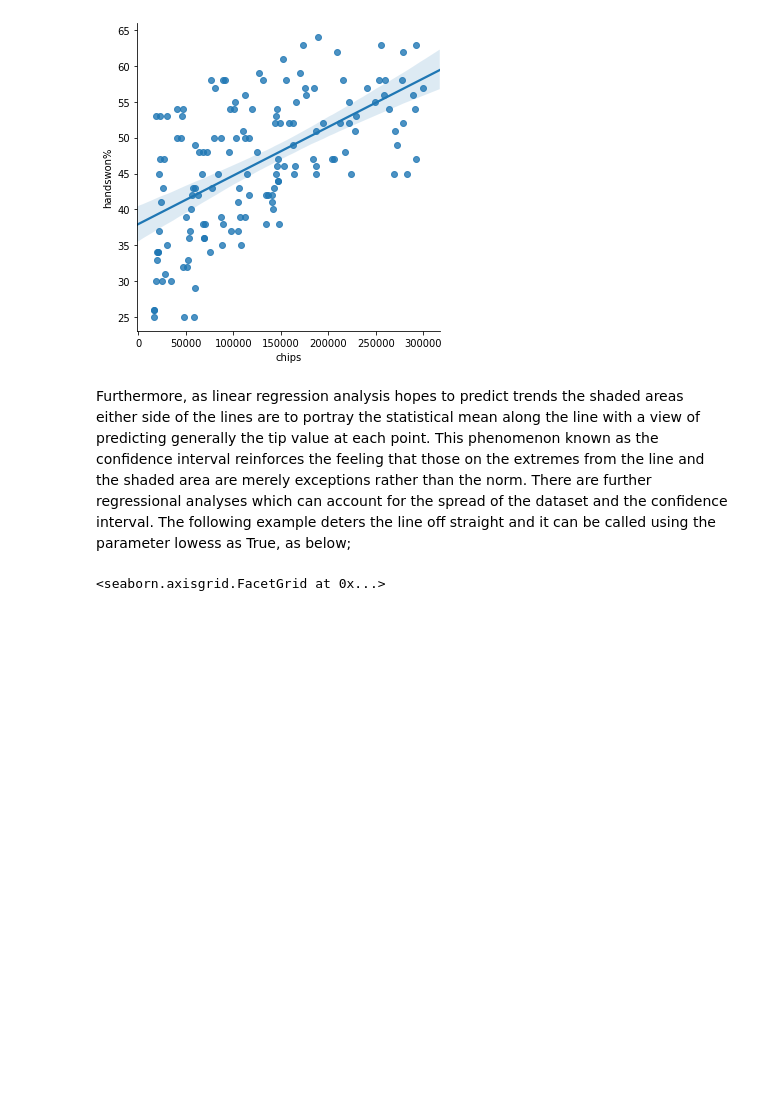
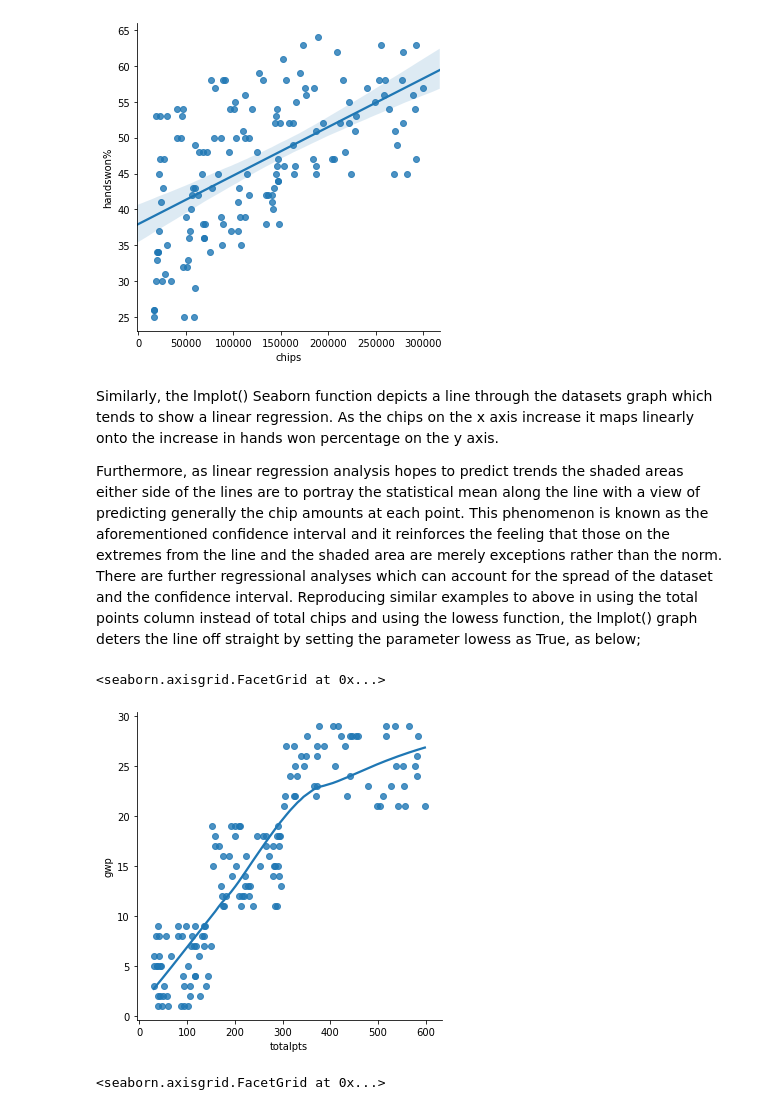
Before and after one commit to garycunningham89/progdataanalysisproject, a Jupyter notebook: Programming for Data Analysis Final Project.ipynb, the cells around one changed output. Cells and saved outputs as stored; diff of their text form; code cells hidden in the pictures; blank space fills up the shorter version.

Commit message:
Finishing Analysis Section and formatting Reference List

```diff
--- a/Programming for Data Analysis Final Project.ipynb
+++ b/Programming for Data Analysis Final Project.ipynb
@@ -641,5 +647,13 @@ sns.lmplot(x="chips", y="handswon%", data=dataset)
 <seaborn.axisgrid.FacetGrid at 0x...>
 [figure]
 # %% [markdown]
-Furthermore, as linear regression analysis hopes to predict trends the shaded areas either side of the lines are to portray the statistical mean along the line with a view of predicting generally the tip value at each point. This phenomenon known as the confidence interval reinforces the feeling that those on the extremes from the line and the shaded area are merely exceptions rather than the norm. There are further regressional analyses which can account for the spread of the dataset and the confidence interval. The following example deters the line off straight and it can be called using the parameter lowess as True, as below;
+Similarly, the lmplot() Seaborn function depicts a line through the datasets graph which tends to show a linear regression. As the chips on the x axis increase it maps linearly onto the increase in hands won percentage on the y axis.
+
+Furthermore, as linear regression analysis hopes to predict trends the shaded areas either side of the lines are to portray the statistical mean along the line with a view of predicting generally the chip amounts at each point. This phenomenon is known as the aforementioned confidence interval and it reinforces the feeling that those on the extremes from the line and the shaded area are merely exceptions rather than the norm. There are further regressional analyses which can account for the spread of the dataset and the confidence interval. Reproducing similar examples to above in using the total points column instead of total chips and using the lowess function, the lmplot() graph deters the line off straight by setting the parameter lowess as True, as below;
+# %%
+#using Seaborns lmplot including the lowess parameter in showing linear regression analysis between totalpts and gwp.
+sns.lmplot(x="totalpts", y="gwp", data=dataset, lowess=True)
+# %% [output]
+<seaborn.axisgrid.FacetGrid at 0x...>
+[figure, added]
 # %%
```
Also changed, not shown: parts of 30 cells of this notebook, 1 other file.
